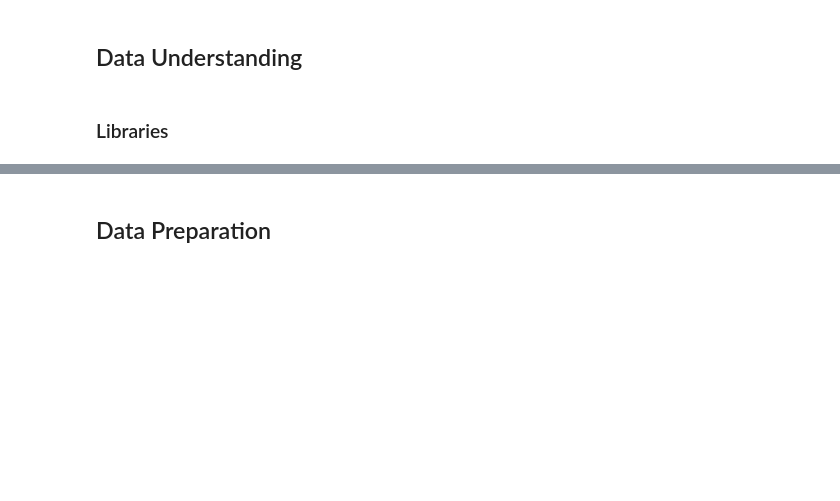
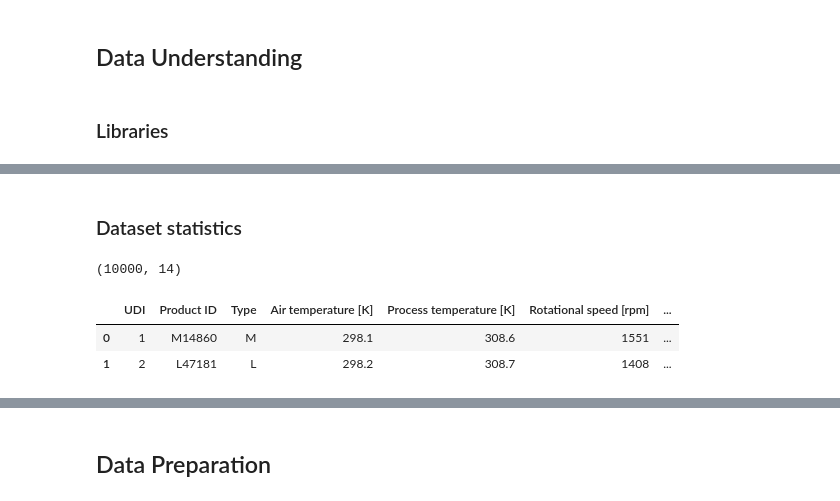
Before and after one commit to ToluAkinlabi/capstone_project_2, a Jupyter notebook: Solution.ipynb, the cells around one changed output, grey strips where cells are left out. Cells and saved outputs as stored; diff of their text form; code cells hidden in the pictures; blank space fills up the shorter version.

```diff
--- a/Solution.ipynb
+++ b/Solution.ipynb
@@ -54,0 +56,2 @@ TEST_SIZE = 0.2
+# %% [markdown]
+### Dataset statistics
@@ -54,0 +60,10 @@ TEST_SIZE = 0.2
+# %%
+data.shape
+# %% [output]
+(10000, 14)
+# %%
+data.head(2)
+# %% [output]
+|  | UDI | Product ID | Type | Air temperature [K] | Process temperature [K] | Rotational speed [rpm] | ... |
+| 0 | 1 | M14860 | M | 298.1 | 308.6 | 1551 | ... |
+| 1 | 2 | L47181 | L | 298.2 | 308.7 | 1408 | ... |
```
Also changed, not shown: parts of 19 cells of this notebook.
